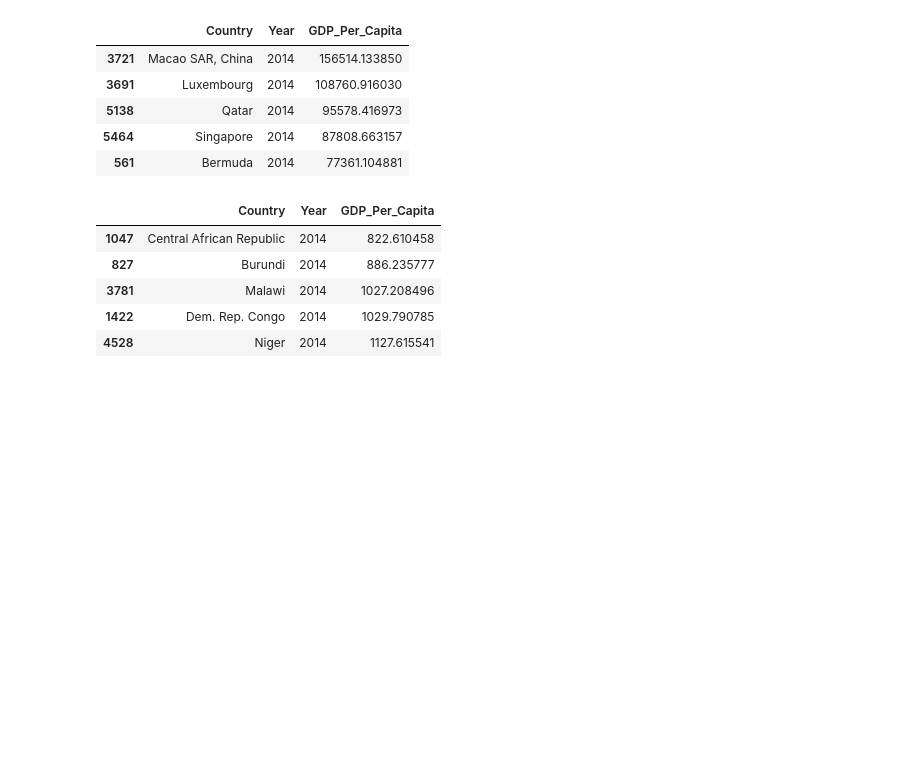
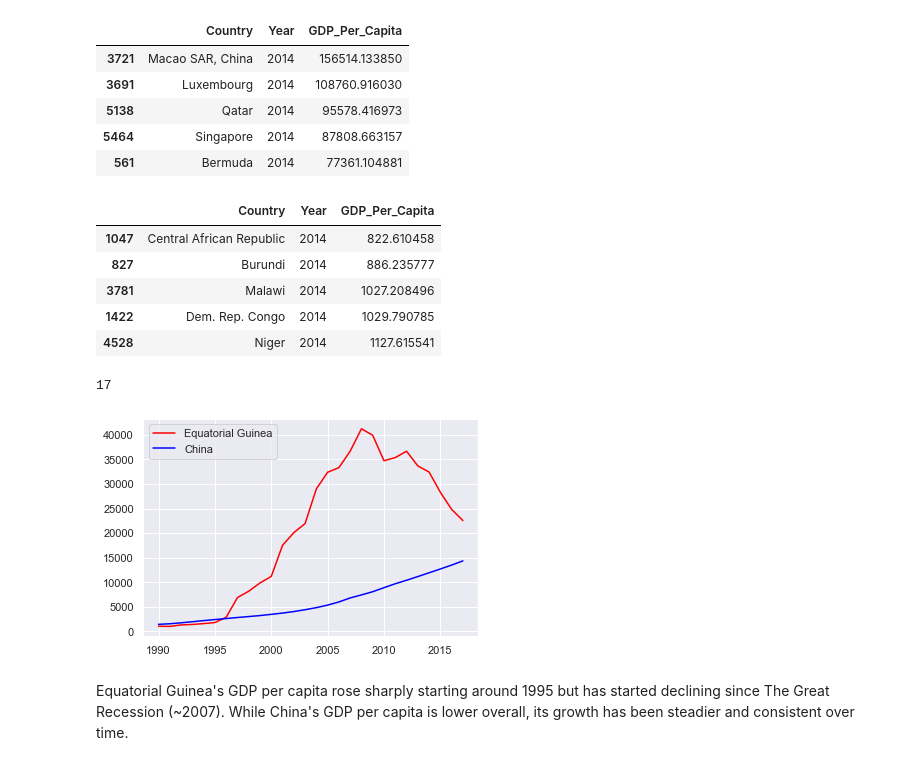
Before and after one commit to nss-data-science-cohort-5/un_exploration-charre2021, a Jupyter notebook: notebooks/UN_Data_Exploration.ipynb, the cells around one changed output. Drawn from its saved outputs; the diff is of its cells as text; code cells hidden in the pictures; blank space fills up the shorter version.

```diff
--- a/notebooks/UN_Data_Exploration.ipynb
+++ b/notebooks/UN_Data_Exploration.ipynb
@@ -158,4 +158,26 @@ gdp_2014.nsmallest(5, columns = 'GDP_Per_Capita')
 | 1422 | Dem. Rep. Congo | 2014 | 1029.790785 |
 | 4528 | Niger | 2014 | 1127.615541 |
 # %%
-#gdp_pivoted = pd.pivot_table(gdp_df, index = gdp_df['Country'], columns = gdp_df['Year'] == [1990, 2017])
+gdp_pivoted = pd.pivot_table(data = gdp_df.loc[(gdp_df['Year'] == 1990) | (gdp_df['Year'] == 2017)],
+                             index = ['Country'],
+                             columns = ['Year']).dropna()
+# %%
+gdp_pivoted['Percent_Change'] = 100*(gdp_pivoted[('GDP_Per_Capita', 2017)] - gdp_pivoted[('GDP_Per_Capita', 1990)])/ gdp_pivoted[('GDP_Per_Capita', 1990)]
+# %%
+gdp_pivoted.loc[gdp_pivoted['Percent_Change'] < 0].value_counts().sum()
+# %% [output]
+17
+# %%
+gdp_pivoted_sorted = gdp_pivoted.sort_values('Percent_Change', ascending = False)
+top_change = str(gdp_pivoted_sorted['Percent_Change'].index[0])
+second_top_change = str(gdp_pivoted_sorted['Percent_Change'].index[1])
+# %%
+top_change_values = gdp_df.loc[(gdp_df['Country'] == top_change) & (gdp_df['Year'] < 2018), ['Year','GDP_Per_Capita']]
+second_top_change_values = gdp_df.loc[(gdp_df['Country'] == second_top_change) & (gdp_df['Year'] < 2018), ['Year','GDP_Per_Capita']]
+plt.plot(top_change_values['Year'], top_change_values['GDP_Per_Capita'], color = 'red')
+plt.plot(second_top_change_values['Year'], second_top_change_values['GDP_Per_Capita'], color = 'blue')
+plt.legend(['Equatorial Guinea','China']);
+# %% [output]
+[figure, added]
+# %% [markdown]
+Equatorial Guinea's GDP per capita rose sharply starting around 1995 but has started declining since The Great Recession (~2007). While China's GDP per capita is lower overall, its growth has been steadier and consistent over time.
```
Also changed, not shown: parts of 20 cells of this notebook.
